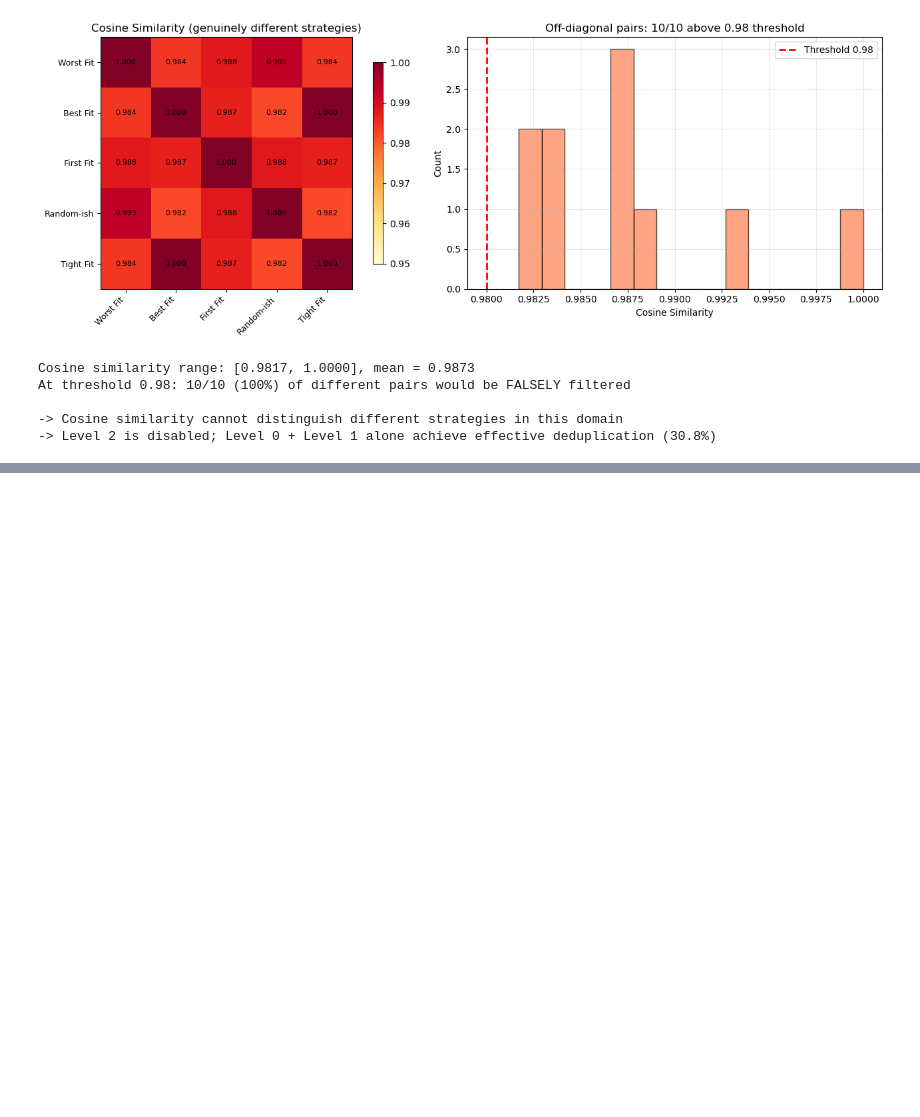
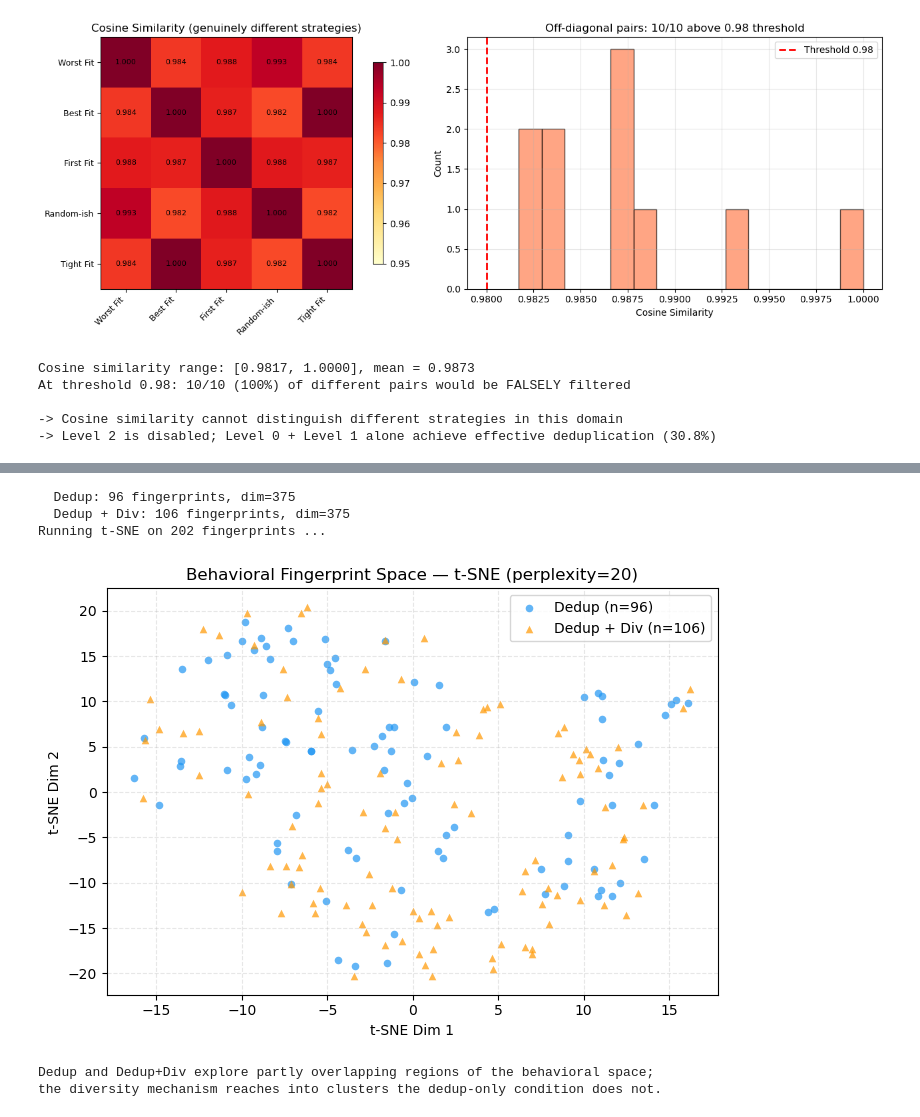
Before and after one commit to jaycee6666/efficient-funsearch, a Jupyter notebook: notebooks/efficient_funsearch_colab.ipynb, the cells around one changed output, grey strips where cells are left out. Drawn from its saved outputs; the diff is of its cells as text; code cells hidden in the pictures; blank space fills up the shorter version.

```diff
--- a/notebooks/efficient_funsearch_colab.ipynb
+++ b/notebooks/efficient_funsearch_colab.ipynb
@@ -794,0 +924,74 @@ At threshold 0.98: 10/10 (100%) of different pairs would be FALSELY filtered
+# %%
+# ===== t-SNE of behavioral fingerprints =====
+import os
+import numpy as np
+import matplotlib.pyplot as plt
+from sklearn.manifold import TSNE
+
+FP_SOURCES = {
+    "Dedup":       "funsearch-baseline/logs/layer1_dedup_150_fp/fingerprints.csv",
+    "Dedup + Div": "funsearch-baseline/logs/layer2_dedup_div_150_fp/fingerprints.csv",
+}
+COLOR_MAP = {"Dedup": "#2196F3", "Dedup + Div": "#FF9800"}
+MARKER_MAP = {"Dedup": "o", "Dedup + Div": "^"}
+
+
+def _load_fingerprint_csv(path: str) -> np.ndarray:
+    """Load fingerprints.csv, dropping the first column (sample_num)."""
+    rows = []
+    with open(path) as f:
+        for line in f:
+            line = line.strip()
+            if not line:
+                continue
+            parts = line.split(",")
+            try:
+                rows.append([float(x) for x in parts[1:]])  # drop sample_num
+            except ValueError:
+                continue
+    return np.array(rows, dtype=np.float32)
+
+
+# Load all fingerprints and stack
+all_vectors = []
+all_labels = []
+for lbl, path in FP_SOURCES.items():
+    vec = _load_fingerprint_csv(path)
+    print(f"  {lbl}: {vec.shape[0]} fingerprints, dim={vec.shape[1]}")
+    all_vectors.append(vec)
+    all_labels.extend([lbl] * len(vec))
+
+X = np.vstack(all_vectors)
+labels = np.array(all_labels)
+assert X.shape[1] == 375, f"expected 375-dim fingerprints, got {X.shape[1]}"
+
+# Run t-SNE (perplexity=20 because n ≈ 200)
+print(f"Running t-SNE on {len(X)} fingerprints ...")
+tsne = TSNE(n_components=2, perplexity=20, random_state=42, max_iter=1000, init="random")
+X_2d = tsne.fit_transform(X)
+
+# Plot
+fig, ax = plt.subplots(figsize=(7, 5))
+for lbl in FP_SOURCES:
+    mask = labels == lbl
+    ax.scatter(X_2d[mask, 0], X_2d[mask, 1],
+               c=COLOR_MAP[lbl], marker=MARKER_MAP[lbl],
+               s=30, alpha=0.7, linewidths=0,
+               label=f"{lbl} (n={mask.sum()})")
+ax.set_xlabel("t-SNE Dim 1")
+ax.set_ylabel("t-SNE Dim 2")
+ax.set_title("Behavioral Fingerprint Space — t-SNE (perplexity=20)")
+ax.legend()
+ax.grid(linestyle="--", alpha=0.3)
+plt.tight_layout()
+plt.show()
+
+print("Dedup and Dedup+Div explore partly overlapping regions of the behavioral space;")
+print("the diversity mechanism reaches into clusters the dedup-only condition does not.")
+# %% [output]
+  Dedup: 96 fingerprints, dim=375
+  Dedup + Div: 106 fingerprints, dim=375
+Running t-SNE on 202 fingerprints ...
+[figure, added]
+Dedup and Dedup+Div explore partly overlapping regions of the behavioral space;
+the diversity mechanism reaches into clusters the dedup-only condition does not.
```
Also changed, not shown: parts of 18 cells of this notebook, 5 other files.
